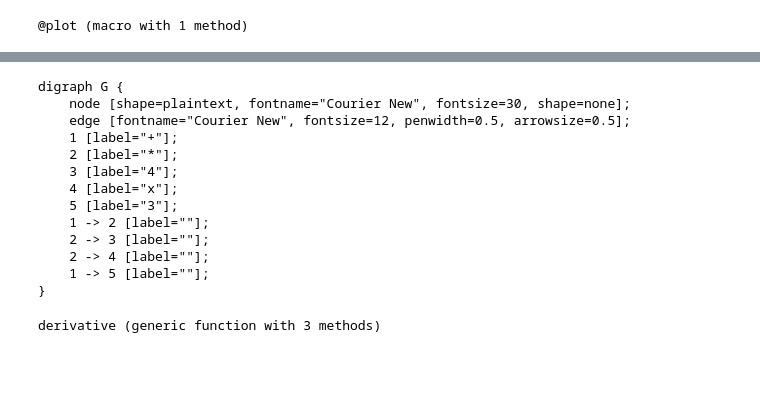
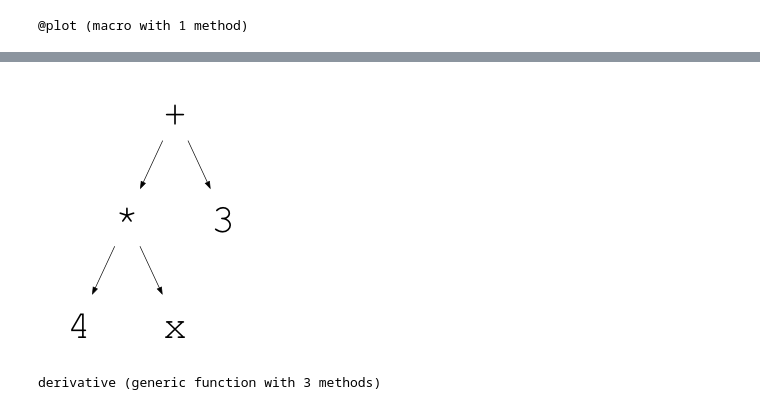
Before and after one commit to abap34/juliatokyo11, a Jupyter notebook: src/symboloc_diff.ipynb, the cells around one changed output, grey strips where cells are left out. Drawn from its saved outputs; the diff is of its cells as text; code cells hidden in the pictures; blank space fills up the shorter version.

```diff
--- a/src/symboloc_diff.ipynb
+++ b/src/symboloc_diff.ipynb
@@ -120,19 +152,7 @@ digraph G {
 # %%
-(@plot 4x + 3) |> println
+(@plot 4x + 3)
 # %% [output]
-digraph G {
-    node [shape=plaintext, fontname="Courier New", fontsize=30, shape=none];
-    edge [fontname="Courier New", fontsize=12, penwidth=0.5, arrowsize=0.5];
-    1 [label="+"];
-    2 [label="*"];
-    3 [label="4"];
-    4 [label="x"];
-    5 [label="3"];
-    1 -> 2 [label=""];
-    2 -> 3 [label=""];
-    2 -> 4 [label=""];
-    1 -> 5 [label=""];
-}
+[figure, added]
 # %%
 function derivative(ex::Expr)::Expr
     op = ex.args[1]
```
Also changed, not shown: parts of 10 cells of this notebook.
